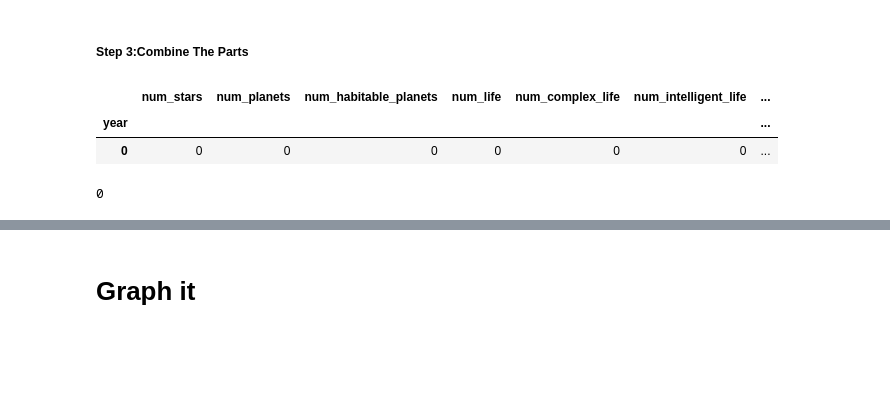
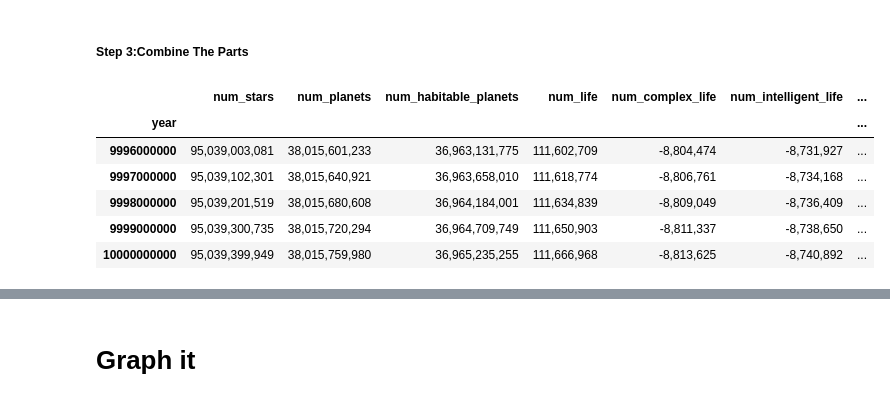
Before and after one commit to KevinCarr42/Time-Dependent-Drake-Equation, a Jupyter notebook: Time_Dependent_Drake_Equation.ipynb, the cells around one changed output, grey strips where cells are left out. Saved outputs shown, nothing was run; the diff lists cells and outputs as text; code cells hidden in the pictures; blank space fills up the shorter version.

Commit message:
everything except extinction seems to work

```diff
--- a/Time_Dependent_Drake_Equation.ipynb
+++ b/Time_Dependent_Drake_Equation.ipynb
@@ -385,22 +403,21 @@ def TimeDependentDrake(history_of_life, output_year):
 # %%
 columns = ['year', 'num_stars', 'num_planets', 'num_habitable_planets', 'num_life', 'num_complex_life', 'num_intelligent_life', 'N']
 index = 'year'
-
-# start at year 0 with no life and no 2nd gen stars
 history_of_life = pd.DataFrame(
     [[0, 0, 0, 0, 0, 0, 0, 0]],
     columns = columns,
     index=[0]
 ).set_index(index)
 
-TimeDependentDrake(history_of_life, 10_000_000_000)
+history_of_life = TimeDependentDrake(10_000_000_000)
 
 history_of_life.tail()
+# everything except extinction seems to work
 # %% [output]
 |  | num_stars | num_planets | num_habitable_planets | num_life | num_complex_life | num_intelligent_life | ... |
 | year |  |  |  |  |  |  | ... |
-| 0 | 0 | 0 | 0 | 0 | 0 | 0 | ... |
+| 9996000000 | 95,039,003,081 | 38,015,601,233 | 36,963,131,775 | 111,602,709 | -8,804,474 | -8,731,927 | ... |
+| 9997000000 | 95,039,102,301 | 38,015,640,921 | 36,963,658,010 | 111,618,774 | -8,806,761 | -8,734,168 | ... |
+| 9998000000 | 95,039,201,519 | 38,015,680,608 | 36,964,184,001 | 111,634,839 | -8,809,049 | -8,736,409 | ... |
+| 9999000000 | 95,039,300,735 | 38,015,720,294 | 36,964,709,749 | 111,650,903 | -8,811,337 | -8,738,650 | ... |
+| 10000000000 | 95,039,399,949 | 38,015,759,980 | 36,965,235,255 | 111,666,968 | -8,813,625 | -8,740,892 | ... |
-# %%
-history_of_life.index[-1]
-# %% [output]
-0
```
Also changed, not shown: parts of 10 cells of this notebook.
